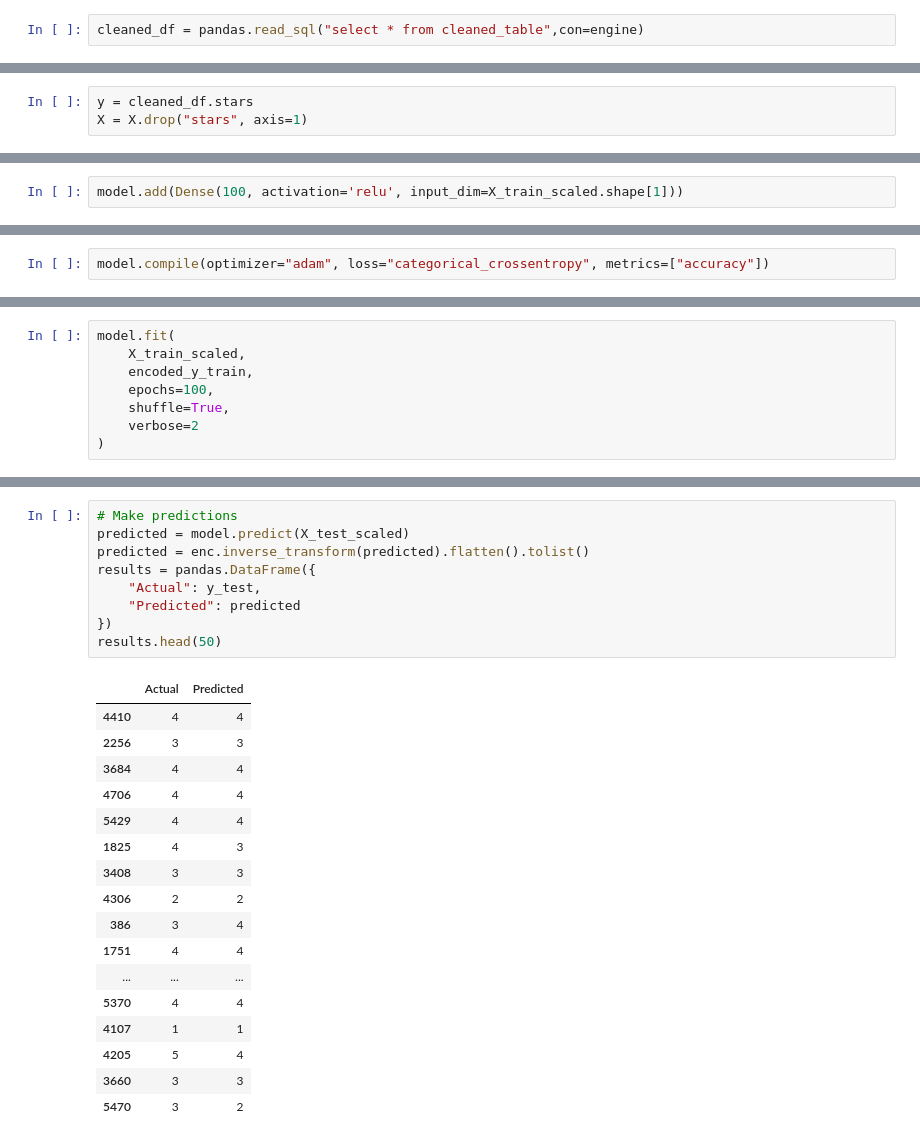
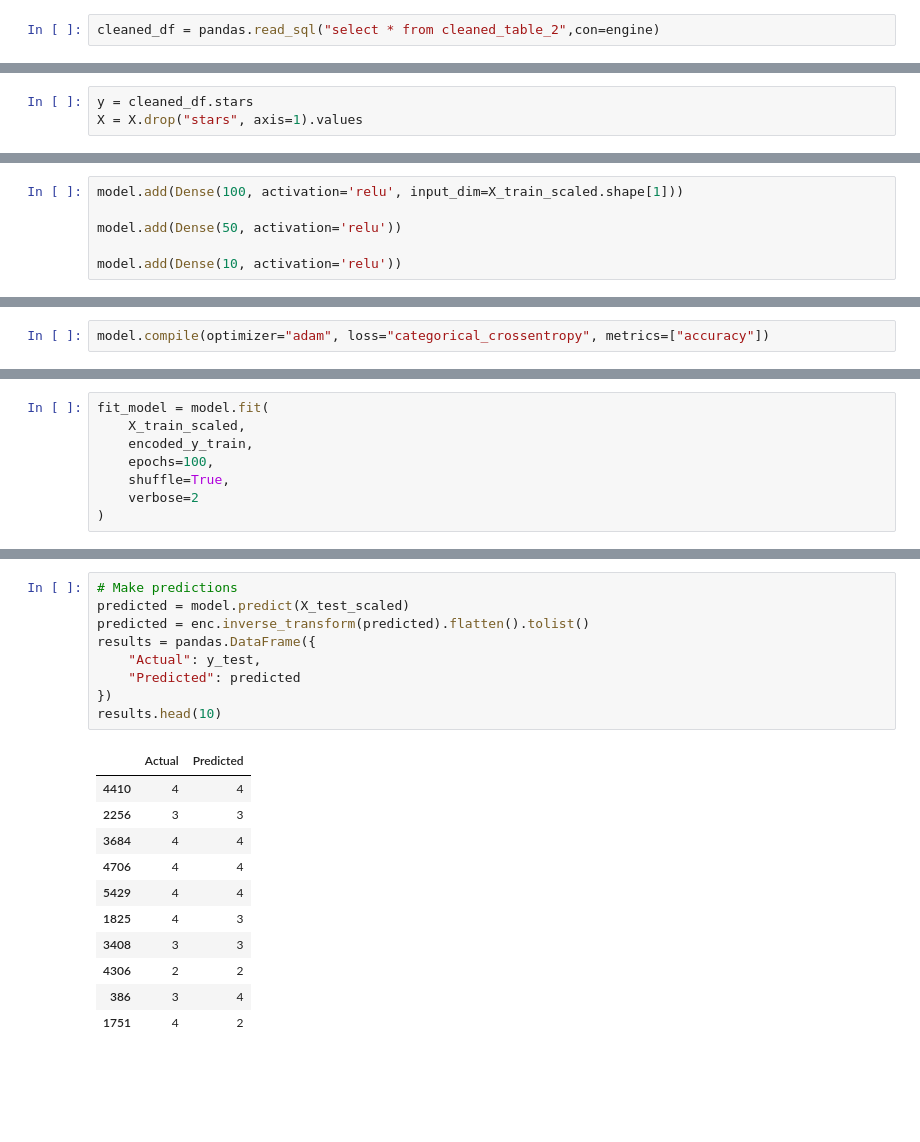
Before and after one commit to abtieku/group4-project, a Jupyter notebook: Machine_Learning/ML_and_DataCleaning_notebooks/ML_models.ipynb, the cells around one changed output, grey strips where cells are left out. Cells and saved outputs as stored; diff of their text form; blank space fills up the shorter version.

```diff
--- a/Machine_Learning/ML_and_DataCleaning_notebooks/ML_models.ipynb
+++ b/Machine_Learning/ML_and_DataCleaning_notebooks/ML_models.ipynb
@@ -30,14 +31,14 @@ from connect_sql_db import build_engine
 # %%
 engine = build_engine(database_name="database1",host="35.225.193.21")
 # %%
-cleaned_df = pandas.read_sql("select * from cleaned_table",con=engine)
+cleaned_df = pandas.read_sql("select * from cleaned_table_2",con=engine)
 # %%
 cleaned_df["stars"] = cleaned_df.stars.apply(lambda x: int(x))
 # %%
 X = cleaned_df.drop(cleaned_df.dtypes[cleaned_df.dtypes == "object"].index.tolist(), axis = 1)
 # %%
 y = cleaned_df.stars
-X = X.drop("stars", axis=1)
+X = X.drop("stars", axis=1).values
 # %%
 y.value_counts()
 # %% [output]
@@ -68,6 +69,10 @@ encoded_y_test = enc.transform(y_train.values.reshape(-1, 1)).toarray()
 model = Sequential()
 # %%
 model.add(Dense(100, activation='relu', input_dim=X_train_scaled.shape[1]))
+
+model.add(Dense(50, activation='relu'))
+
+model.add(Dense(10, activation='relu'))
 # %%
 model.add(Dense(5, activation="softmax"))
 # %%
@@ -88,7 +97,7 @@ Trainable params: 5,505
 Non-trainable params: 0
 _________________________________________________________________
 # %%
-model.fit(
+fit_model = model.fit(
     X_train_scaled,
     encoded_y_train,
     epochs=100,
@@ -125,27 +125,21 @@ Make sure all arrays contain the same number of samples.
 # %%
 # Make predictions
 predicted = model.predict(X_test_scaled)
 predicted = enc.inverse_transform(predicted).flatten().tolist()
 results = pandas.DataFrame({
     "Actual": y_test,
     "Predicted": predicted
 })
-results.head(50)
+results.head(10)
 # %% [output]
 |  | Actual | Predicted |
 | 4410 | 4 | 4 |
 | 2256 | 3 | 3 |
 | 3684 | 4 | 4 |
 | 4706 | 4 | 4 |
 | 5429 | 4 | 4 |
 | 1825 | 4 | 3 |
 | 3408 | 3 | 3 |
 | 4306 | 2 | 2 |
 | 386 | 3 | 4 |
-| 1751 | 4 | 4 |
-| ... | ... | ... |
-| 5370 | 4 | 4 |
-| 4107 | 1 | 1 |
-| 4205 | 5 | 4 |
-| 3660 | 3 | 3 |
-| 5470 | 3 | 2 |
+| 1751 | 4 | 2 |
```
Also changed, not shown: parts of 7 cells of this notebook, 4 other files.
